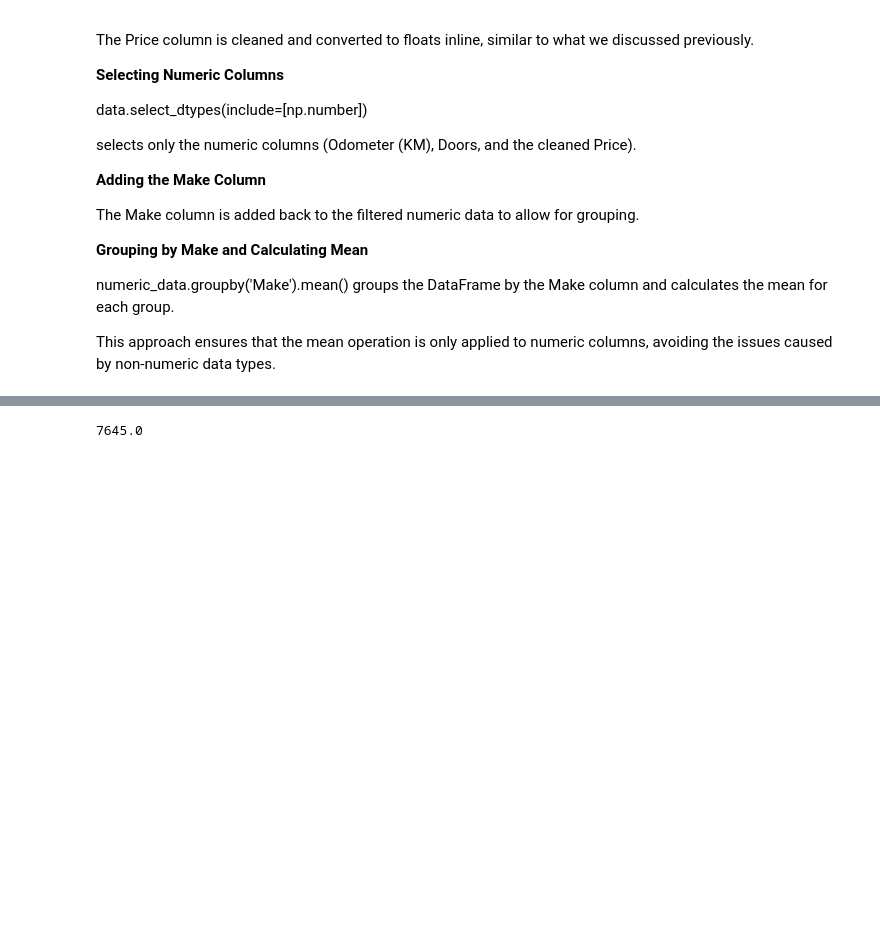
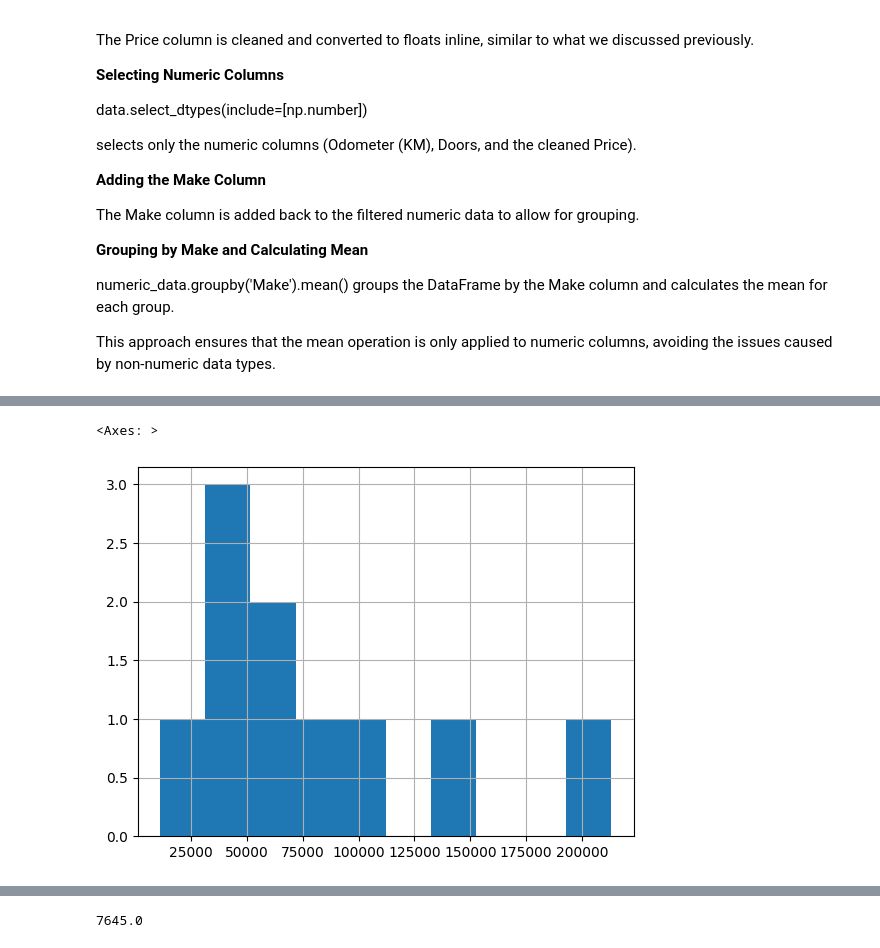
Before and after one commit to drpetros11111/FS_DScML_Zero_to_Mastery, a Jupyter notebook: DrPP_0_mastery_pipelines.ipynb, the cells around one changed output, grey strips where cells are left out. Saved outputs shown, nothing was run; the diff lists cells and outputs as text; code cells hidden in the pictures; blank space fills up the shorter version.

```diff
--- a/DrPP_0_mastery_pipelines.ipynb
+++ b/DrPP_0_mastery_pipelines.ipynb
@@ -342,0 +348,5 @@ This approach ensures that the mean operation is only applied to numeric columns
+# %%
+data['Odometer (KM)'].hist()
+# %% [output]
+<Axes: >
+[figure, added]
```
Also changed, not shown: parts of 11 cells of this notebook.
